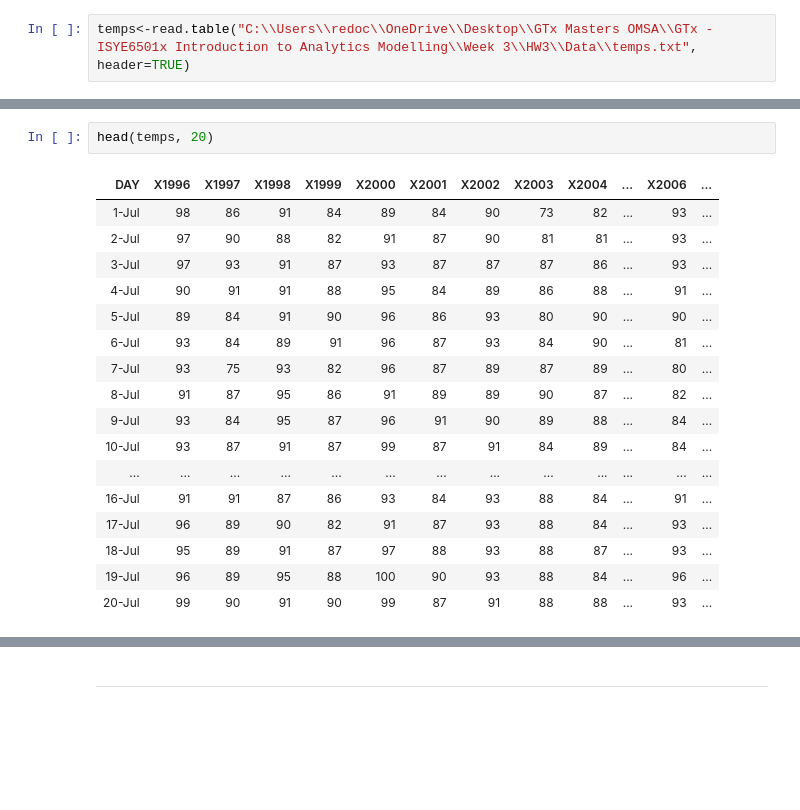
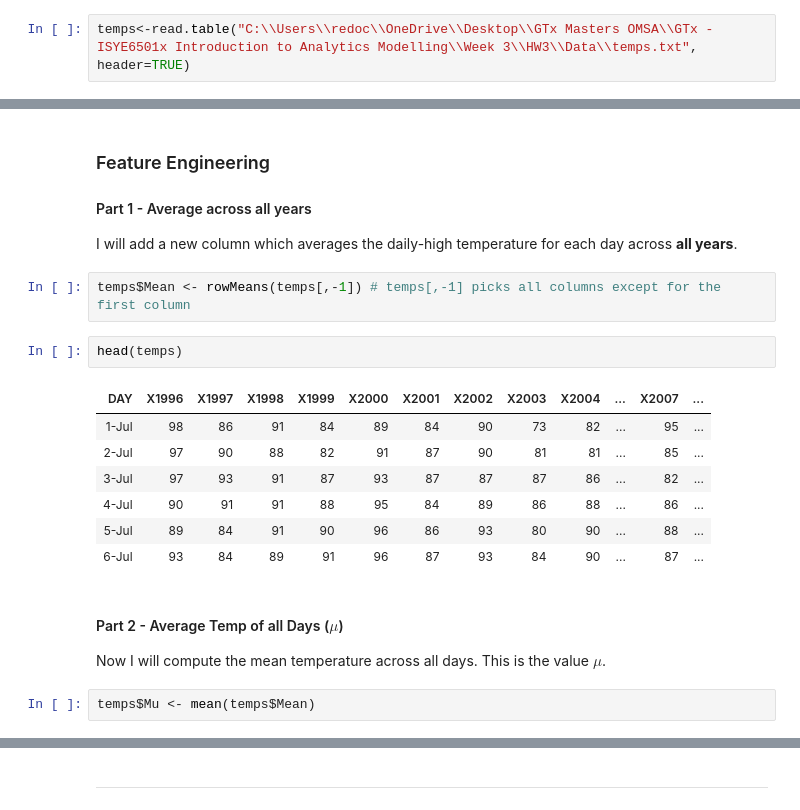
Before and after one commit to joel-quek/Georgia-Tech-OMSA, a Jupyter notebook: GTx - ISYE6501x Introduction to Analytics Modelling/Homework 3/ISYE6501x Homework 3.ipynb, the cells around one changed output, grey strips where cells are left out. Cells and saved outputs as stored; diff of their text form; blank space fills up the shorter version.

```diff
--- a/GTx - ISYE6501x Introduction to Analytics Modelling/Homework 3/ISYE6501x Homework 3.ipynb
+++ b/GTx - ISYE6501x Introduction to Analytics Modelling/Homework 3/ISYE6501x Homework 3.ipynb
@@ -191,20 +215,23 @@ temps<-read.table("C:\\Users\\redoc\\OneDrive\\Desktop\\GTx Masters OMSA\\GTx -
+# %% [markdown]
+### Feature Engineering
+
+#### Part 1 - Average across all years
+I will add a new column which averages the daily-high temperature for each day across **all years**.
+# %%
+temps$Mean <- rowMeans(temps[,-1]) # temps[,-1] picks all columns except for the first column
 # %%
-head(temps, 20)
+head(temps)
 # %% [output]
-| DAY | X1996 | X1997 | X1998 | X1999 | X2000 | X2001 | X2002 | X2003 | X2004 | ... | X2006 | ... |
-| 1-Jul | 98 | 86 | 91 | 84 | 89 | 84 | 90 | 73 | 82 | ... | 93 | ... |
-| 2-Jul | 97 | 90 | 88 | 82 | 91 | 87 | 90 | 81 | 81 | ... | 93 | ... |
-| 3-Jul | 97 | 93 | 91 | 87 | 93 | 87 | 87 | 87 | 86 | ... | 93 | ... |
-| 4-Jul | 90 | 91 | 91 | 88 | 95 | 84 | 89 | 86 | 88 | ... | 91 | ... |
-| 5-Jul | 89 | 84 | 91 | 90 | 96 | 86 | 93 | 80 | 90 | ... | 90 | ... |
-| 6-Jul | 93 | 84 | 89 | 91 | 96 | 87 | 93 | 84 | 90 | ... | 81 | ... |
-| 7-Jul | 93 | 75 | 93 | 82 | 96 | 87 | 89 | 87 | 89 | ... | 80 | ... |
-| 8-Jul | 91 | 87 | 95 | 86 | 91 | 89 | 89 | 90 | 87 | ... | 82 | ... |
-| 9-Jul | 93 | 84 | 95 | 87 | 96 | 91 | 90 | 89 | 88 | ... | 84 | ... |
-| 10-Jul | 93 | 87 | 91 | 87 | 99 | 87 | 91 | 84 | 89 | ... | 84 | ... |
-| ... | ... | ... | ... | ... | ... | ... | ... | ... | ... | ... | ... | ... |
-| 16-Jul | 91 | 91 | 87 | 86 | 93 | 84 | 93 | 88 | 84 | ... | 91 | ... |
-| 17-Jul | 96 | 89 | 90 | 82 | 91 | 87 | 93 | 88 | 84 | ... | 93 | ... |
-| 18-Jul | 95 | 89 | 91 | 87 | 97 | 88 | 93 | 88 | 87 | ... | 93 | ... |
-| 19-Jul | 96 | 89 | 95 | 88 | 100 | 90 | 93 | 88 | 84 | ... | 96 | ... |
-| 20-Jul | 99 | 90 | 91 | 90 | 99 | 87 | 91 | 88 | 88 | ... | 93 | ... |
+| DAY | X1996 | X1997 | X1998 | X1999 | X2000 | X2001 | X2002 | X2003 | X2004 | ... | X2007 | ... |
+| 1-Jul | 98 | 86 | 91 | 84 | 89 | 84 | 90 | 73 | 82 | ... | 95 | ... |
+| 2-Jul | 97 | 90 | 88 | 82 | 91 | 87 | 90 | 81 | 81 | ... | 85 | ... |
+| 3-Jul | 97 | 93 | 91 | 87 | 93 | 87 | 87 | 87 | 86 | ... | 82 | ... |
+| 4-Jul | 90 | 91 | 91 | 88 | 95 | 84 | 89 | 86 | 88 | ... | 86 | ... |
+| 5-Jul | 89 | 84 | 91 | 90 | 96 | 86 | 93 | 80 | 90 | ... | 88 | ... |
+| 6-Jul | 93 | 84 | 89 | 91 | 96 | 87 | 93 | 84 | 90 | ... | 87 | ... |
+# %% [markdown]
+#### Part 2 - Average Temp of all Days ($\mu$)
+
+Now I will compute the mean temperature across all days. This is the value $\mu$.
+# %%
+temps$Mu <- mean(temps$Mean)
```
Also changed, not shown: parts of 15 cells of this notebook.
